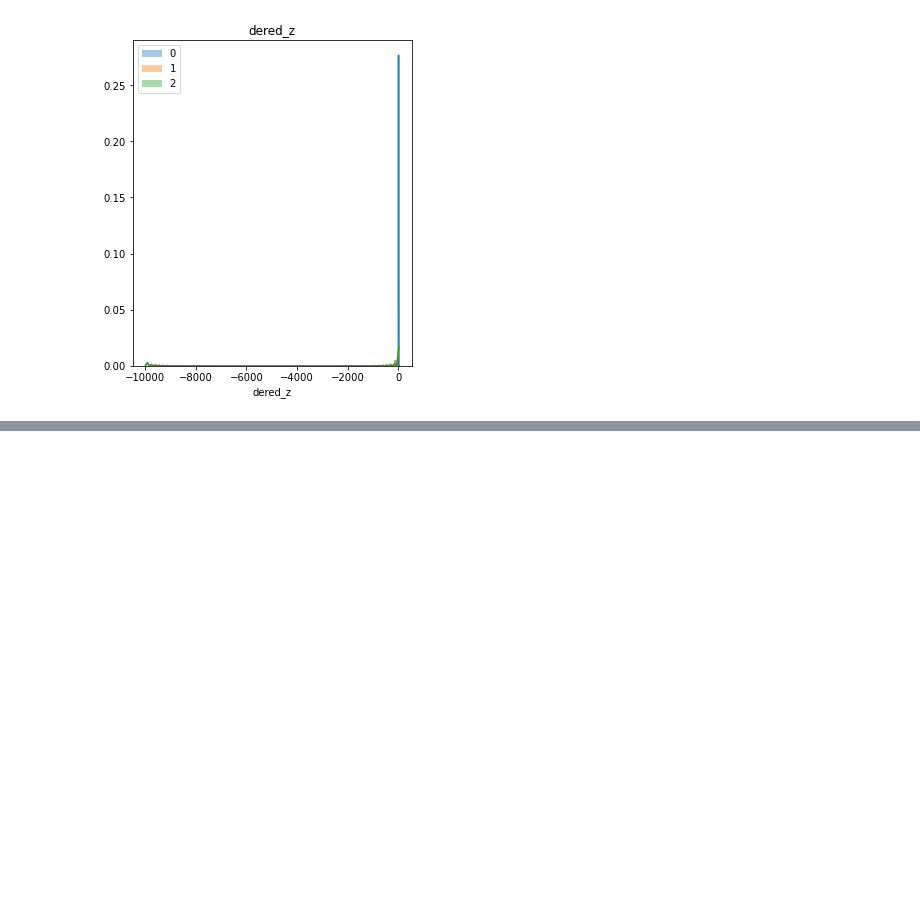
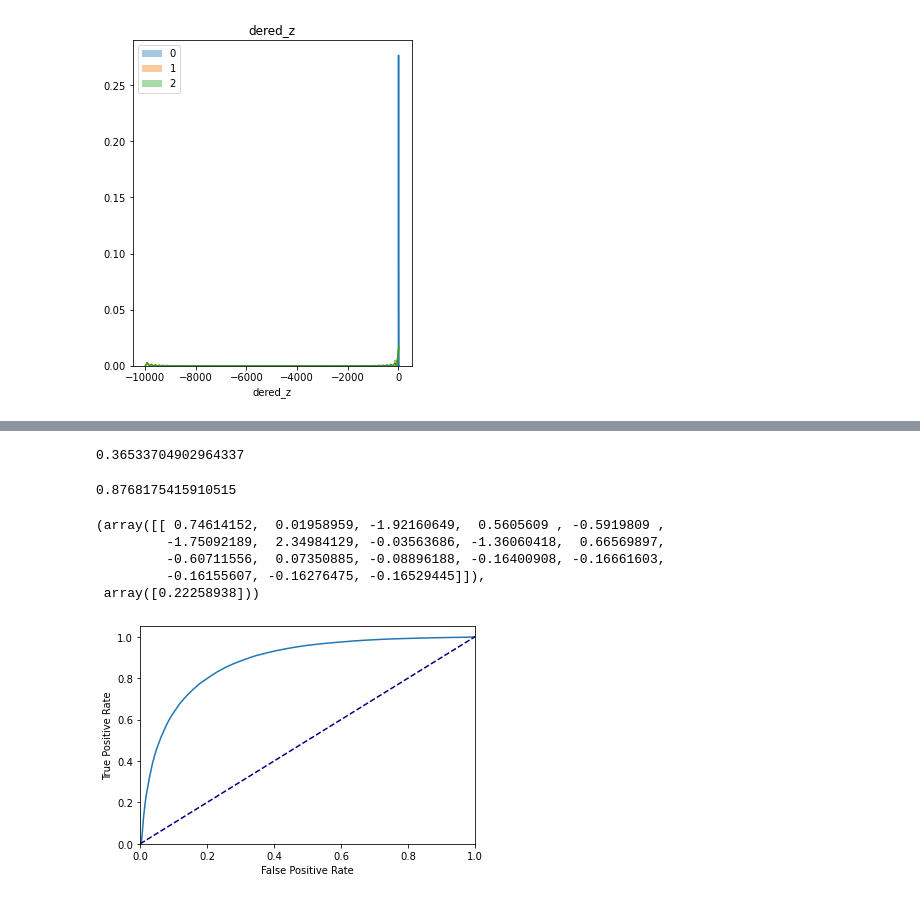
Before and after one commit to Munang/Dacon_AI, a Jupyter notebook: 오픈소스SW2주차.ipynb, the cells around one changed output, grey strips where cells are left out. Saved outputs shown, nothing was run; the diff lists cells and outputs as text; code cells hidden in the pictures; blank space fills up the shorter version.

```diff
--- a/오픈소스SW2주차.ipynb
+++ b/오픈소스SW2주차.ipynb
@@ -68,0 +99,3 @@ plot_category_hist(train, dered_col,'class_train')
+# %%
+X= train[train['class_train']!=0].drop('class_train',axis =1)
+y = train[train['class_train']!=0]['class_train'].values -1
@@ -68,0 +108,3 @@ plot_category_hist(train, dered_col,'class_train')
+# %%
+lr = LogisticRegression()
+lr.fit(X,y)
@@ -68,0 +120,18 @@ plot_category_hist(train, dered_col,'class_train')
+# %%
+p = lr.predict_proba(X)[:,1]
+# %%
+log_loss(y,p)
+# %% [output]
+0.36533704902964337
+# %%
+roc_auc_score(y,p)
+# %% [output]
+0.8768175415910515
+# %%
+lr.coef_,lr.intercept_
+# %% [output]
+(array([[ 0.74614152,  0.01958959, -1.92160649,  0.5605609 , -0.5919809 ,
+         -1.75092189,  2.34984129, -0.03563686, -1.36060418,  0.66569897,
+         -0.60711556,  0.07350885, -0.08896188, -0.16400908, -0.16661603,
+         -0.16155607, -0.16276475, -0.16529445]]),
+ array([0.22258938]))
@@ -68,0 +140,4 @@ plot_category_hist(train, dered_col,'class_train')
+# %%
+plot_roc_curve(y,p)
+# %% [output]
+[figure, added]
```
Also changed, not shown: parts of 15 cells of this notebook.
